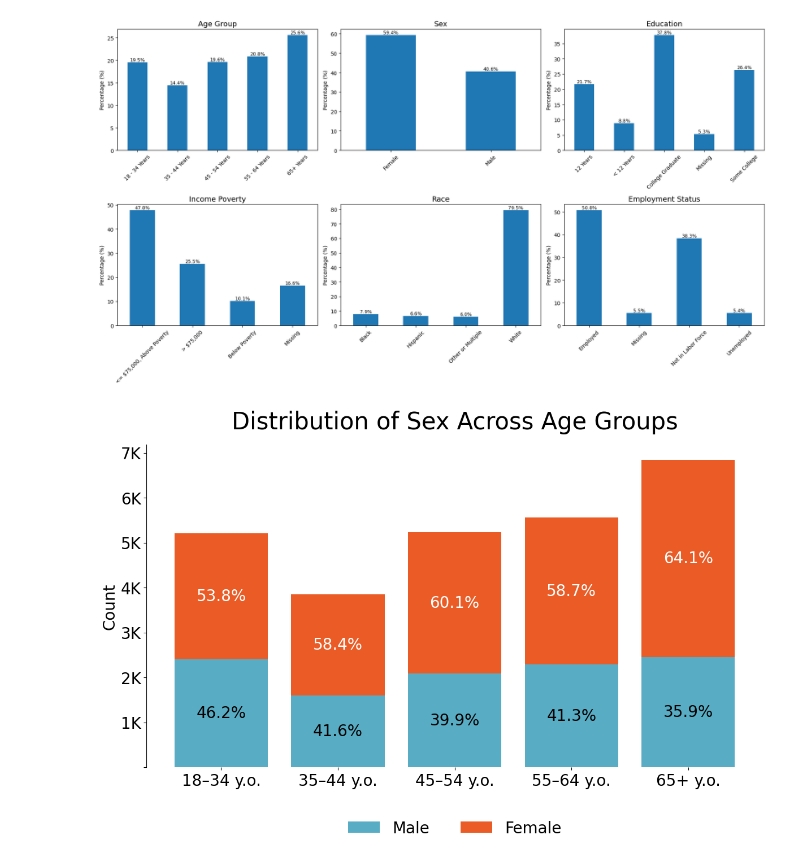
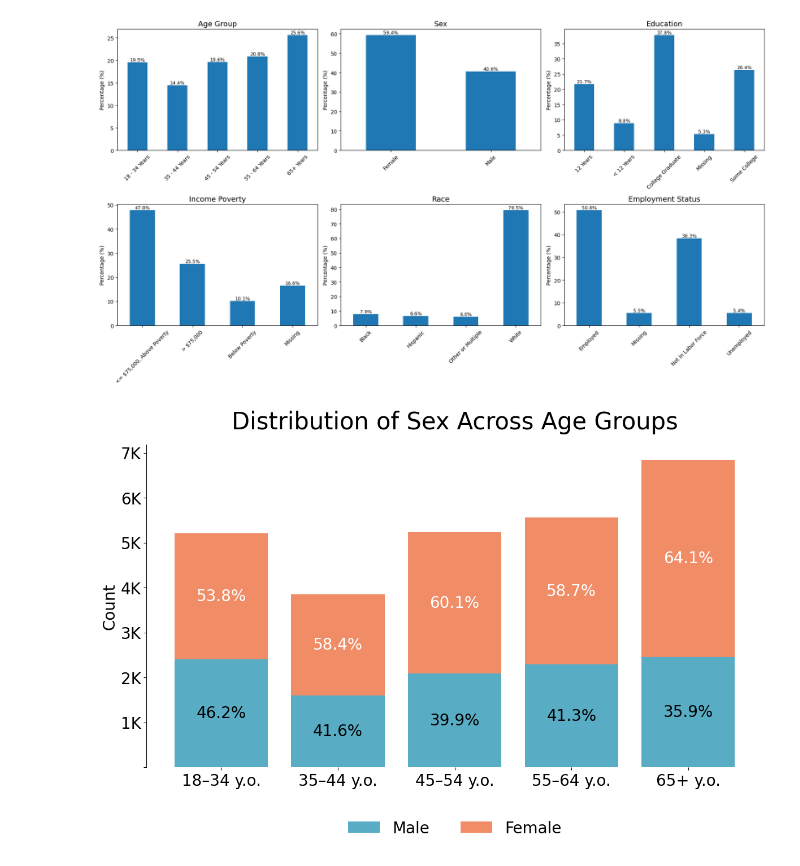
Before and after one commit to sergiimakhin/flu-vaccination-project, a Jupyter notebook: notebooks/EDA_extended.ipynb, the cells around one changed output. Drawn from its saved outputs; the diff is of its cells as text; code cells hidden in the pictures.

```diff
--- a/notebooks/EDA_extended.ipynb
+++ b/notebooks/EDA_extended.ipynb
@@ -195,7 +195,7 @@ plt.show()
 from matplotlib.ticker import FuncFormatter
 
 # Colors from your palette
-FEMALE_COLOR = "#EA5B25"   # Red
+FEMALE_COLOR = "#F08C66"   # Red
 MALE_COLOR   = "#58ADC5"   # Blue
 TEXT_COLOR   = "#000000"   # Black
 BG_COLOR     = "#FFFFFF"   # White
@@ -264,32 +264,32 @@ ax.set_xlabel("", fontsize=20)
 def thousands_formatter(x, pos):
     if x >= 1000:
         return f"{int(x/1000)}K"
     elif x == 0:
         return ""   # remove 0 label
     return int(x)
 
 ax.yaxis.set_major_formatter(FuncFormatter(thousands_formatter))
 
 ax.tick_params(axis='y', labelsize=20, color=TEXT_COLOR)
 ax.tick_params(axis='x', labelsize=20, color=TEXT_COLOR)
 
 # Remove all axis spines except Y-axis for visibility
 ax.spines['top'].set_visible(False)
 ax.spines['right'].set_visible(False)
 ax.spines['left'].set_visible(True)
 ax.spines['bottom'].set_visible(False)
 
 # Legend below plot, no frame
 legend = ax.legend(
     loc='upper center',
     bbox_to_anchor=(0.5, -0.12),
     ncol=2,
     fontsize=20,
     frameon=False
 )
 
 plt.tight_layout()
 plt.show()
 # %% [output]
-[figure, old version]
+[figure, new version]
 # %%
```
Also changed, not shown: parts of 2 cells of this notebook, 8 other files.
